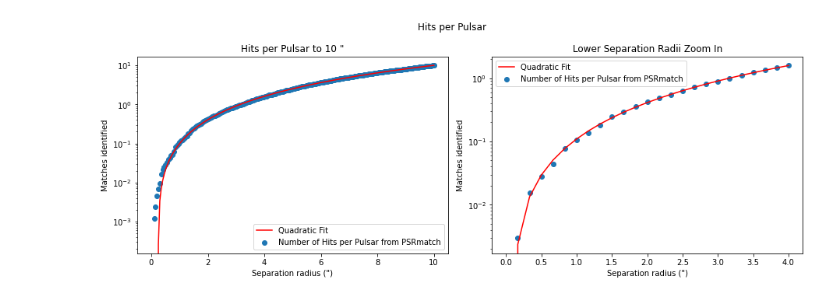
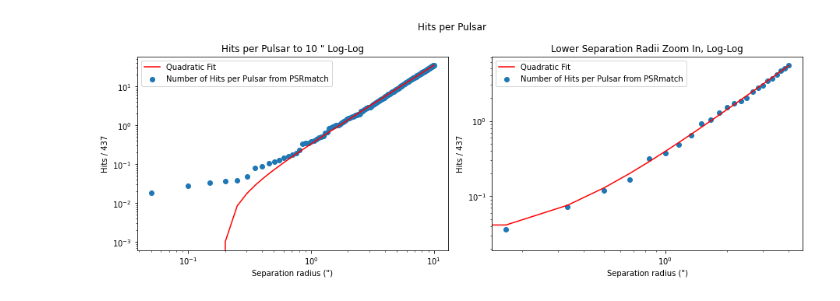
Before and after one commit to AnnikaDeutsch/Binary-Pulsar-Distances, a Jupyter notebook: Binary_Pulsar_Distances/nominal_positions.ipynb, the cells around one changed output. Saved outputs shown, nothing was run; the diff lists cells and outputs as text; code cells hidden in the pictures.

```diff
--- a/Binary_Pulsar_Distances/nominal_positions.ipynb
+++ b/Binary_Pulsar_Distances/nominal_positions.ipynb
@@ -226,0 +397,19 @@ source_seps
+# %%
+min_dist = Table([psrs_with_hits, mins], names= ['Pulsars with Hits', 'Distance to at least 1 hit'])
+# %%
+dist_to_one_psr = np.linspace(0,10,20)
+n_psr_norm = np.zeros(len(dist_to_one_psr))
+for e in range(len(dist_to_one_psr)):
+    num = 0
+    for f in range(len(min_dist['Distance to at least 1 hit'])):
+        if min_dist['Distance to at least 1 hit'][f] < dist_to_one_psr[e]:
+            num += 1
+    n_psr_norm[e] = num/len(psrs_with_hits)
+n_psr_norm
+
+fig = plt.figure
+ax = plt.subplot(111)
+ax.step(dist_to_one_psr, n_psr_norm, label= 'Pulsars with at least one hit')
+ax.set_xlabel('Distance to at least 1 Gaia source (")')
+ax.set_ylabel('Pulsars with Hits / Total Pulsars')
+#ax.legend()
@@ -252,40 +444,77 @@ array([   0.,   10.,   51.,   94.,  149.,  257.,  349.,  460.,  606.,
 # %%
-hits_per_pulsar1 = numhits1/3342
-hits_per_pulsar2 = numhits2/3342
+hits_per_pulsar1 = numhits1/(psrs_with_hits)
+hits_per_pulsar2 = numhits2/(psrs_with_hits)
 a1, b1, c1 = np.polyfit(seps1, hits_per_pulsar1, 2)
 a2, b2, c2 = np.polyfit(seps2, hits_per_pulsar2, 2)
 
 # google how to get chisquared
 
 def quadratic1(a,b,c):
     return a* (seps1**2) + b*(seps1) + c
 
 def quadratic2(a,b,c):
     return a* (seps2**2) + b*(seps2) + c
 
 fig = plt.figure(figsize=(12.8, 4.8))
-ax1 = plt.subplot(121)
-ax2 = plt.subplot(122)
+# ax1 = plt.subplot(121)
+# ax2 = plt.subplot(122)
+# ax3 = plt.subplot(121)
+# ax4 = plt.subplot(122)
+ax5 = plt.subplot(121)
+ax6 = plt.subplot(122)
 
-ax1.set_yscale('log')
-ax1.scatter(seps1, hits_per_pulsar1, label= 'Number of Hits per Pulsar from PSRmatch')
-ax1.plot(seps1, quadratic1(a1,b1,c1), label= 'Quadratic Fit', c= 'r')
-ax1.set_xlabel('Separation radius (")')
-ax1.set_ylabel('Matches identified')
-ax1.set_title('Hits per Pulsar to 10 "')
-ax1.legend()
+# # log linear
+# ax1.set_yscale('log')
+# ax1.scatter(seps1, hits_per_pulsar1, label= 'Number of Hits per Pulsar from PSRmatch')
+# ax1.plot(seps1, quadratic1(a1,b1,c1), label= 'Quadratic Fit', c= 'r')
+# ax1.set_xlabel('Separation radius (")')
+# ax1.set_ylabel('Hits / 437')
+# ax1.set_title('Hits per Pulsar to 10 " Log-Linear')
+# ax1.legend()
 
-#ax1.savefig('/home/annika_deutsch/Binary-Pulsar-Distances/queryradius.pdf')
+# ax2.set_yscale('log')
+# ax2.scatter(seps2, hits_per_pulsar2, label= 'Number of Hits per Pulsar from PSRmatch')
+# ax2.plot(seps2, quadratic2(a2,b2,c2), label= 'Quadratic Fit', c= 'r')
+# ax2.set_xlabel('Separation radius (")')
+# ax2.set_ylabel('Hits / 437')
+# ax2.set_title('Lower Separation Radii Zoom In, Log-Linear')
+# ax2.legend()
 
-ax2.set_yscale('log')
-ax2.scatter(seps2, hits_per_pulsar2, label= 'Number of Hits per Pulsar from PSRmatch')
-ax2.plot(seps2, quadratic2(a2,b2,c2), label= 'Quadratic Fit', c= 'r')
-ax2.set_xlabel('Separation radius (")')
-ax2.set_ylabel('Matches identified')
-ax2.set_title('Lower Separation Radii Zoom In')
-ax2.legend()
+# #linear
+# ax3.scatter(seps1, hits_per_pulsar1, label= 'Number of Hits per Pulsar from PSRmatch')
+# ax3.plot(seps1, quadratic1(a1,b1,c1), label= 'Quadratic Fit', c= 'r')
+# ax3.set_xlabel('Separation radius (")')
+# ax3.set_ylabel('Hits / 437')
+# ax3.set_title('Hits per Pulsar to 10 " Linear')
+# ax3.legend()
+
+# ax4.scatter(seps2, hits_per_pulsar2, label= 'Number of Hits per Pulsar from PSRmatch')
+# ax4.plot(seps2, quadratic2(a2,b2,c2), label= 'Quadratic Fit', c= 'r')
+# ax4.set_xlabel('Separation radius (")')
+# ax4.set_ylabel('Hits / 437')
+# ax4.set_title('Lower Separation Radii Zoom In, Linear')
+# ax4.legend()
+
+#log-log
+ax5.set_xscale('log')
+ax5.set_yscale('log')
+ax5.scatter(seps1, hits_per_pulsar1, label= 'Number of Hits per Pulsar from PSRmatch')
+ax5.plot(seps1, quadratic1(a1,b1,c1), label= 'Quadratic Fit', c= 'r')
+ax5.set_xlabel('Separation radius (")')
+ax5.set_ylabel('Hits / 437')
+ax5.set_title('Hits per Pulsar to 10 " Log-Log')
+ax5.legend()
+
+ax6.set_xscale('log')
+ax6.set_yscale('log')
+ax6.scatter(seps2, hits_per_pulsar2, label= 'Number of Hits per Pulsar from PSRmatch')
+ax6.plot(seps2, quadratic2(a2,b2,c2), label= 'Quadratic Fit', c= 'r')
+ax6.set_xlabel('Separation radius (")')
+ax6.set_ylabel('Hits / 437')
+ax6.set_title('Lower Separation Radii Zoom In, Log-Log')
+ax6.legend()
 
 fig.suptitle('Hits per Pulsar')
 fig.tight_layout()
 # %% [output]
-[figure, old version]
+[figure, new version]
```
Also changed, not shown: parts of 17 cells of this notebook, 5 other files.
